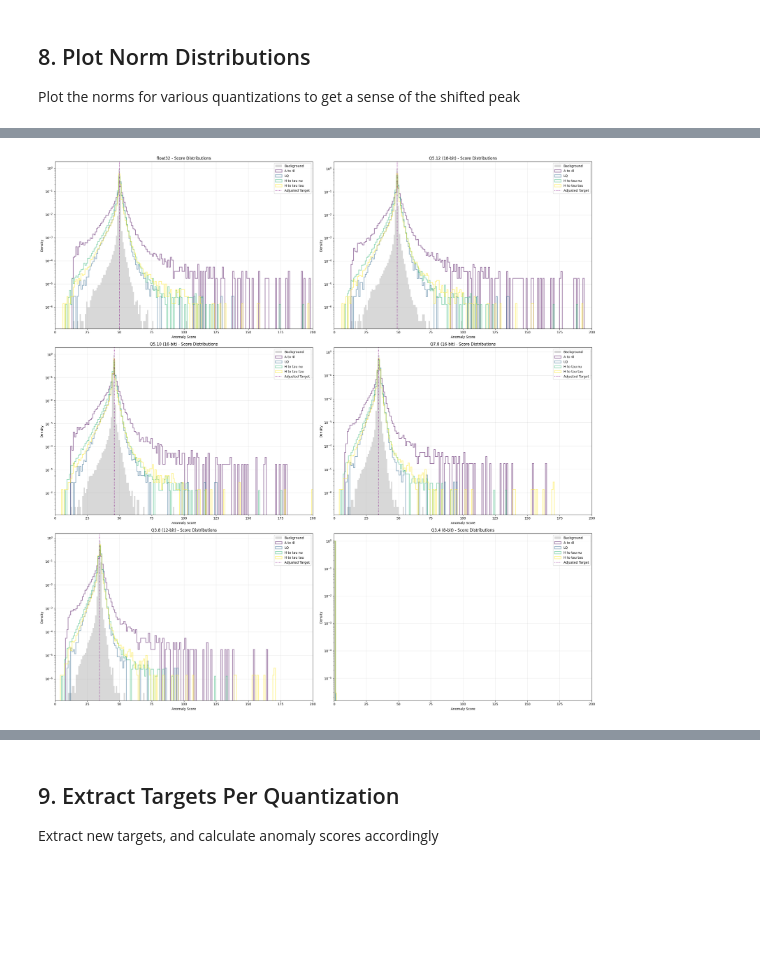
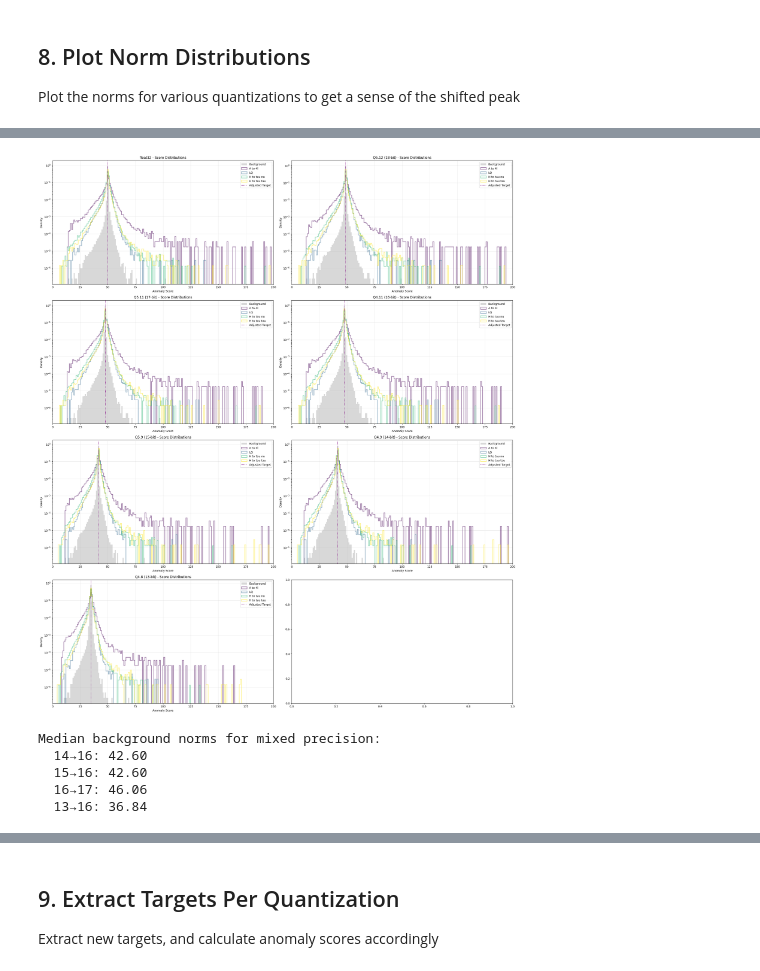
Before and after one commit to SLAC-Julia-Group/hardware-aware-tensor-networks, a Jupyter notebook: TN/quantization_testbed.ipynb, the cells around one changed output, grey strips where cells are left out. Saved outputs shown, nothing was run; the diff lists cells and outputs as text; code cells hidden in the pictures; blank space fills up the shorter version.

Commit message:
mixed quantization support

```diff
--- a/TN/quantization_testbed.ipynb
+++ b/TN/quantization_testbed.ipynb
@@ -158,10 +158,11 @@ print("✅ Testbed initialized")
 quantization_configs = [
     # (total_bits, frac_bits, name)
     (18, 12, 'Q5.12 (18-bit)'),   # 1 sign + 5 int + 12 frac
-    (16, 10, 'Q5.10 (16-bit)'),   # 1 sign + 5 int + 10 frac
-    (16, 8,  'Q7.8 (16-bit)'),    # 1 sign + 7 int + 8 frac
-    (12, 8,  'Q3.8 (12-bit)'),    # 1 sign + 3 int + 8 frac
-    (8,  4,  'Q3.4 (8-bit)'),     # 1 sign + 3 int + 4 frac
+    (17, 11, 'Q5.11 (17-bit)'),   # 1 sign + 5 int + 11 frac
+    (16, 11, 'Q4.11 (16-bit)'),   # 1 sign + 4 int + 11 frac
+    (15, 9,  'Q5.9 (15-bit)'),    # 1 sign + 5 int + 9 frac
+    (14, 9,  'Q4.9 (14-bit)'),    # 1 sign + 4 int + 9 frac
+    (13, 8,  'Q4.8 (13-bit)'),    # 1 sign + 4 int + 8 frac
 ]
 
 print("Quantization configurations to test:")
@@ -349,3 +468,9 @@ os.makedirs(output_dir, exist_ok=True)
 ## 8. Plot Norm Distributions
 
 Plot the norms for various quantizations to get a sense of the shifted peak
+# %%
+# Also print medians to help set targets
+print("\nMedian background norms for mixed precision:")
+for config_name, results in all_norms.items():
+    median_val = np.median(results['background'])
+    print(f"  {config_name}: {median_val:.2f}")
@@ -352,11 +486,17 @@ Plot the norms for various quantizations to get a sense of the shifted peak
 # %%
 targets_adjusted = {
     'float32': 50.0,
-    'Q5.12 (18-bit)': 49.0,
-    'Q5.10 (16-bit)': 46.0,
-    'Q7.8 (16-bit)': 35.0,
+    'Q5.12 (18-bit)': 48.85,
+    'Q5.11 (17-bit)': 47.75,
+    'Q4.11 (16-bit)': 47.75,
+    'Q5.10 (16-bit)': 45.5,
+    'Q7.8 (16-bit)': 34.5,
+    'Q5.9 (15-bit)': 41.5,
+    'Q4.9 (14-bit)': 41.5,
+    'Q4.8 (13-bit)': 34.75,
     'Q3.8 (12-bit)': 35.0,
-    'Q3.4 (8-bit)': 0.0,
+    'Q5.6 (12-bit)': 10.5,
+    'Q3.4 (8-bit)': 0.05,
 }
 
 # Plot distributions for each precision
@@ -374,31 +514,43 @@ xmax = 200
 bins = np.linspace(xmin, xmax, xmax-xmin)
 
 for config_idx, (config_name, results) in enumerate(all_norms.items()):
     ax = axes[int(config_idx/2)][config_idx%2]
 
     # Plot background
     bkg_scores = results['background']
     ax.hist(bkg_scores, bins=bins, alpha=0.3, label='Background',
             density=True, histtype='stepfilled', color='gray')
 
     # Plot signals for each config
     for sig_idx, signal_name in enumerate(signal_loaders.keys()):
         sig_scores = results['signals'][signal_name]
         ax.hist(sig_scores, bins=bins, alpha=0.5, label=f'{signal_name}',
                 density=True, histtype='step', linewidth=2, color=colors[sig_idx])
 
     ax.axvline(targets_adjusted[config_name], color='purple', linestyle=':', label='Adjusted Target')
 
     ax.set_xlabel('Anomaly Score')
     ax.set_ylabel('Density')
     ax.set_title(f'{config_name} - Score Distributions')
     ax.legend(loc='best')
     ax.set_yscale('log')
     ax.grid(alpha=0.3)
     ax.set_xlim([xmin, xmax])
 
 plt.tight_layout()
 plt.savefig(output_dir+"/norm_distributions_byprecision.png")
 plt.show()
 # %% [output]
-[figure, old version]
+[figure, new version]
+# %%
+# Also print medians to help set targets
+print("\nMedian background norms for mixed precision:")
+for config_name, results in mixed_results.items():
+    median_val = np.median(results['background'])
+    print(f"  {config_name}: {median_val:.2f}")
+# %% [output]
+Median background norms for mixed precision:
+  14→16: 42.60
+  15→16: 42.60
+  16→17: 46.06
+  13→16: 36.84
```
Also changed, not shown: parts of 14 cells of this notebook, 1 other file.
